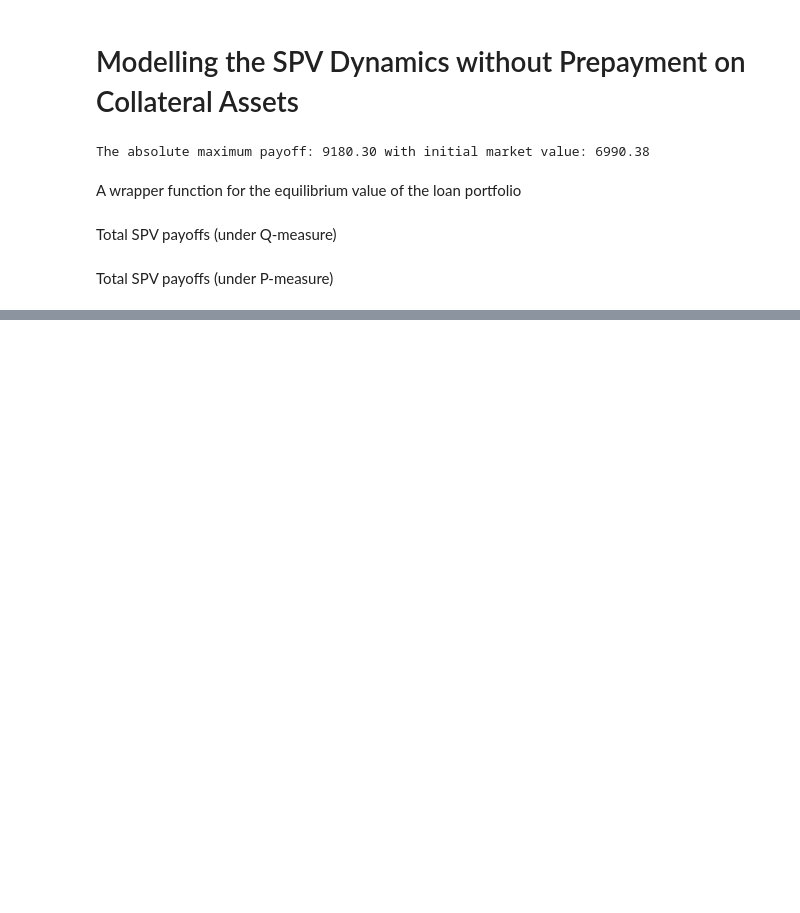
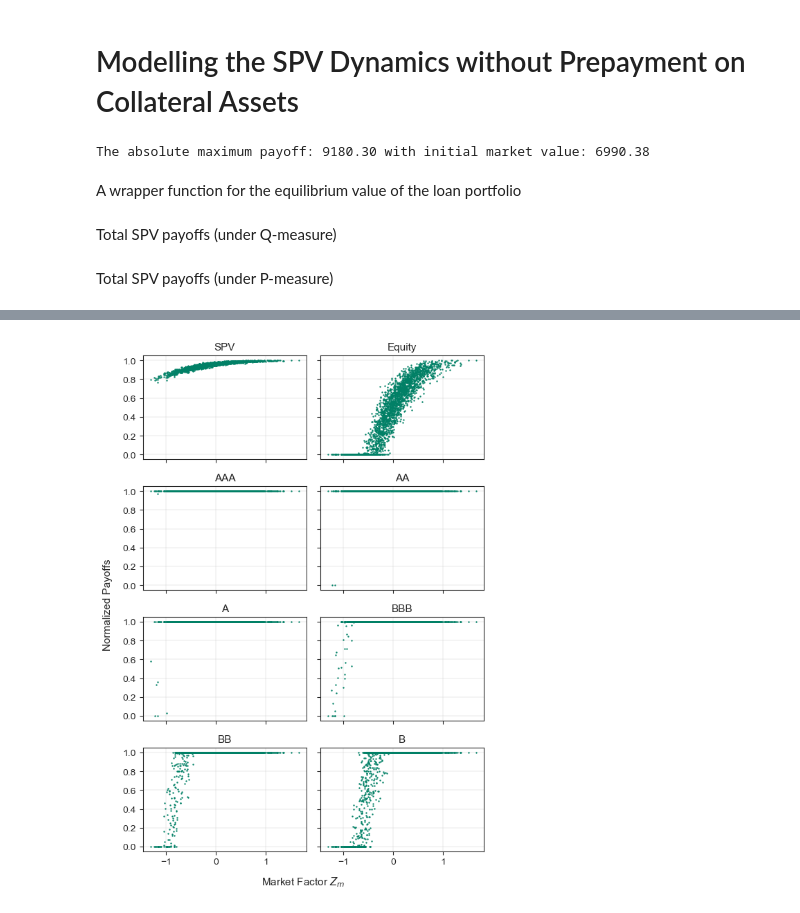
Before and after one commit to kristianRF/OeconOnlineAppendix, a Jupyter notebook: SPV Dynamics.ipynb, the cells around one changed output, grey strips where cells are left out. Saved outputs shown, nothing was run; the diff lists cells and outputs as text; code cells hidden in the pictures; blank space fills up the shorter version.

```diff
--- a/SPV Dynamics.ipynb
+++ b/SPV Dynamics.ipynb
@@ -114,0 +185,14 @@ SPV_P, M = ott.loan_portfolio(j = J,
+# %%
+SPV_P_small = np.random.RandomState(1234).choice(SPV_P,size=2500)
+M_small = np.random.RandomState(1234).choice(M,size=2500)
+# %%
+scatter_data = pd.DataFrame({'SPV':SPV_P_small/ max_spv_cash_flows,
+                             'Market Factor':M_small / 5,
+                             'AAA':ott.clo_payoffs(SPV_P_small,tranches)[0]/ tranches[0],
+                             'AA':ott.clo_payoffs(SPV_P_small,tranches)[1]/ tranches[1],
+                             'A':ott.clo_payoffs(SPV_P_small,tranches)[2] / tranches[2],
+                             'BBB':ott.clo_payoffs(SPV_P_small,tranches)[3] / tranches[3],
+                             'BB':ott.clo_payoffs(SPV_P_small,tranches)[4] / tranches[4],
+                             'B':ott.clo_payoffs(SPV_P_small,tranches)[5] / tranches[5],
+                             'Equity':ott.clo_payoffs(SPV_P_small,tranches)[6]/ tranches[6]})
+scatter_data
@@ -114,0 +213,30 @@ SPV_P, M = ott.loan_portfolio(j = J,
+# %%
+fig, axs = plt.subplots(ncols=2,nrows=4,sharex=True,sharey=True)
+
+palette = sns.color_palette("summer", n_colors=6, as_cmap=True)
+
+fig.text(0.5, -0.015, 'Market Factor $Z_{m}$', ha='center', size=11)
+fig.text(-0.025, 0.5, 'Normalized Payoffs', va='center', rotation='vertical', size=11)
+
+i,j = 0,0
+for tranche in ["Equity","SPV","AA","AAA","BBB","A","B","BB"]:
+    if j == 0: j = 1
+    else: j = 0
+    axs[i,j].scatter(x=scatter_data['Market Factor'], y = scatter_data[tranche], s= 0.5, color=palette(1))
+    #axs[i,j].scatter(x=scatter_data2['Market Factor'], y = scatter_data2[tranche], s= 0.5, color='red')
+    axs[i,j].set_title(tranche, size=11)
+    axs[i,j].set_xlabel('')
+    axs[i,j].set_ylabel('')
+    axs[i,j].set_ylim([-0.05,1.05])
+    axs[i,j].set_yticks([0,0.2,0.4,0.6,0.8,1])
+    axs[i,j].grid(lw=0.3)
+    if j == 0: i = i + 1
+
+fig.set_size_inches(textwidth, 20*cm)
+fig.tight_layout()
+
+plt.show()
+
+#fig.savefig("Payoffs.png", bbox_inches='tight', format='png', dpi=600)
+# %% [output]
+[figure, added]
```
Also changed, not shown: parts of 6 cells of this notebook, 3 other files.
